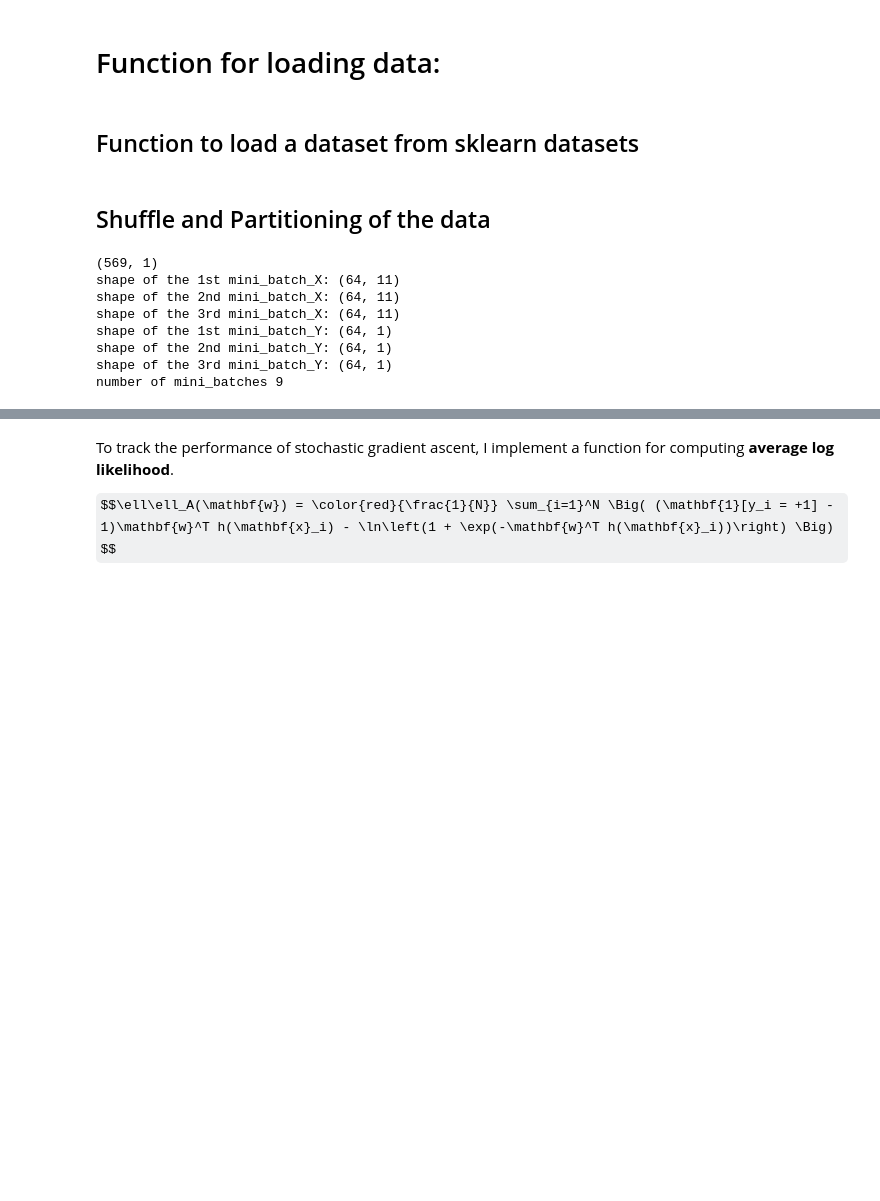
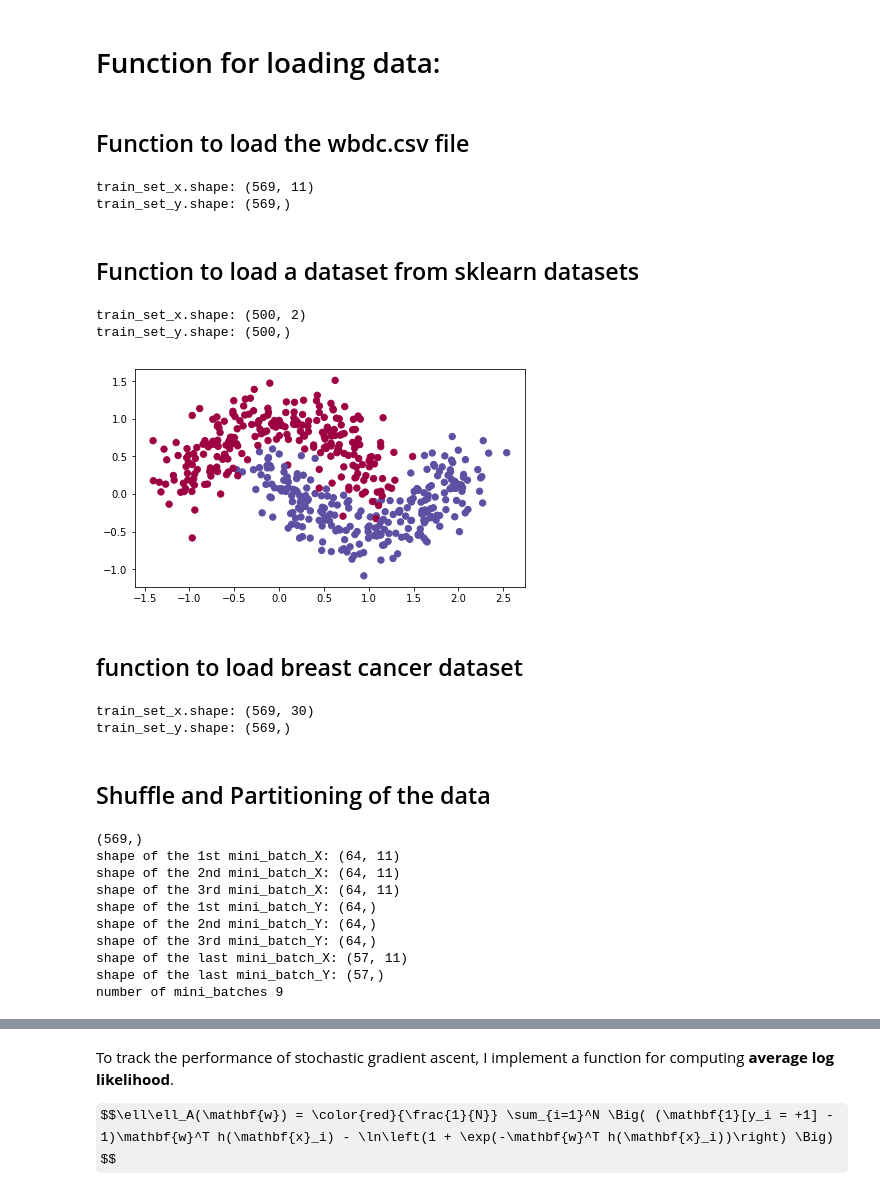
Before and after one commit to anvaribs/SDS385, a Jupyter notebook: exercises/exercises02/src/Logistic_Regression_via_Stochastic_Gradient_Descent.ipynb, the cells around one changed output, grey strips where cells are left out. Cells and saved outputs as stored; diff of their text form; code cells hidden in the pictures; some formulas as TeX source; blank space fills up the shorter version.

```diff
--- a/exercises/exercises02/src/Logistic_Regression_via_Stochastic_Gradient_Descent.ipynb
+++ b/exercises/exercises02/src/Logistic_Regression_via_Stochastic_Gradient_Descent.ipynb
@@ -62,20 +62,57 @@ def load_data(file_name):
     test_set_y = train_set_y
 
     return (train_set_x, train_set_y, test_set_x, test_set_y)
+# %% [markdown]
+## Function to load the wbdc.csv file
+# %%
+def load_wbdc_data():
+    file_name = '../../../data/wdbc.csv'
+    train_set_x, train_set_y, test_set_x, test_set_y = load_data(file_name)
+
+    return (train_set_x, train_set_y, test_set_x, test_set_y)
+
+train_set_x, train_set_y, _, _ = load_wbdc_data()
+print('train_set_x.shape:', train_set_x.shape)
+print('train_set_y.shape:', train_set_y.shape)
+# %% [output]
+train_set_x.shape: (569, 11)
+train_set_y.shape: (569,)
 # %% [markdown]
 ## Function to load a dataset from sklearn datasets
 # %%
 def load_dataset():
     np.random.seed(3)
-    train_X, train_Y = sklearn.datasets.make_moons(n_samples=300, noise=.2) #300 #0.2
+    train_X, train_Y = sklearn.datasets.make_moons(n_samples=500, noise=.2) #300 #0.2
     # Visualize the data
     plt.scatter(train_X[:, 0], train_X[:, 1], c=train_Y, s=40, cmap=plt.cm.Spectral);
-    train_X = train_X.T
-    train_Y = train_Y.reshape((1, train_Y.shape[0]))
+#     train_X = train_X.T
+#     train_Y = train_Y.reshape((1, train_Y.shape[0]))
 
     return train_X, train_Y
 
-# train_X, train_Y = load_dataset()
+train_set_x, train_set_y = load_dataset()
+print('train_set_x.shape:', train_set_x.shape)
+print('train_set_y.shape:', train_set_y.shape)
+# %% [output]
+train_set_x.shape: (500, 2)
+train_set_y.shape: (500,)
+[figure, added]
+# %% [markdown]
+## function to load breast cancer dataset
+# %%
+from sklearn.datasets import load_breast_cancer
+
+def load_breast_cancer_dataset():
+    (X_cancer, y_cancer) = load_breast_cancer(return_X_y=True)
+
+    return X_cancer, y_cancer
+
+train_set_x, train_set_y = load_breast_cancer_dataset()
+print('train_set_x.shape:', train_set_x.shape)
+print('train_set_y.shape:', train_set_y.shape)
+# %% [output]
+train_set_x.shape: (569, 30)
+train_set_y.shape: (569,)
 # %% [markdown]
 ## Shuffle and Partitioning of the data
 # %%
@@ -122,9 +159,8 @@ def random_mini_batches(X, Y, mini_batch_size = 64, seed = 0):
 # %%
 # Unit testing function
 
-file_name = '../../../data/wdbc.csv'
-train_set_x, train_set_y, _, _ = load_data(file_name)
-train_set_y = train_set_y.reshape(train_set_y.shape[0],1)
+train_set_x, train_set_y, _, _ = load_wbdc_data()
+# train_set_y = train_set_y.reshape(train_set_y.shape[0],1)
 mini_batch_size = 64
 
 print(train_set_y.shape)
@@ -138,14 +174,20 @@ print ("shape of the 1st mini_batch_Y: " + str(mini_batches[0][1].shape))
 print ("shape of the 2nd mini_batch_Y: " + str(mini_batches[1][1].shape))
 print ("shape of the 3rd mini_batch_Y: " + str(mini_batches[2][1].shape))
 
+print ("shape of the last mini_batch_X: " + str(mini_batches[len(mini_batches)-1][0].shape))
+print ("shape of the last mini_batch_Y: " + str(mini_batches[len(mini_batches)-1][1].shape))
+
+
 print("number of mini_batches", len(mini_batches))
 # %% [output]
-(569, 1)
+(569,)
 shape of the 1st mini_batch_X: (64, 11)
 shape of the 2nd mini_batch_X: (64, 11)
 shape of the 3rd mini_batch_X: (64, 11)
-shape of the 1st mini_batch_Y: (64, 1)
-shape of the 2nd mini_batch_Y: (64, 1)
-shape of the 3rd mini_batch_Y: (64, 1)
+shape of the 1st mini_batch_Y: (64,)
+shape of the 2nd mini_batch_Y: (64,)
+shape of the 3rd mini_batch_Y: (64,)
+shape of the last mini_batch_X: (57, 11)
+shape of the last mini_batch_Y: (57,)
 number of mini_batches 9
 # %%
```
Also changed, not shown: parts of 14 cells of this notebook.
